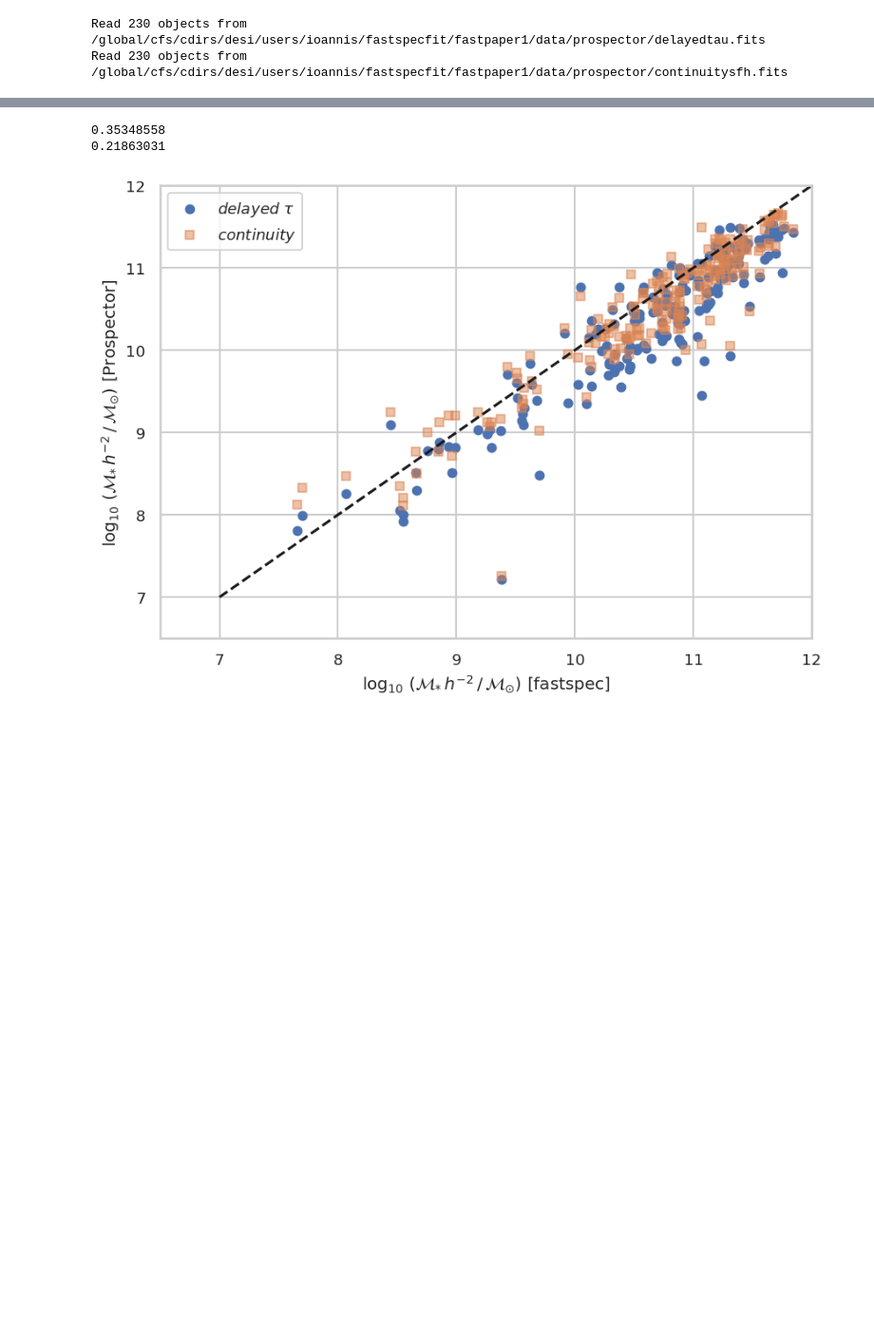
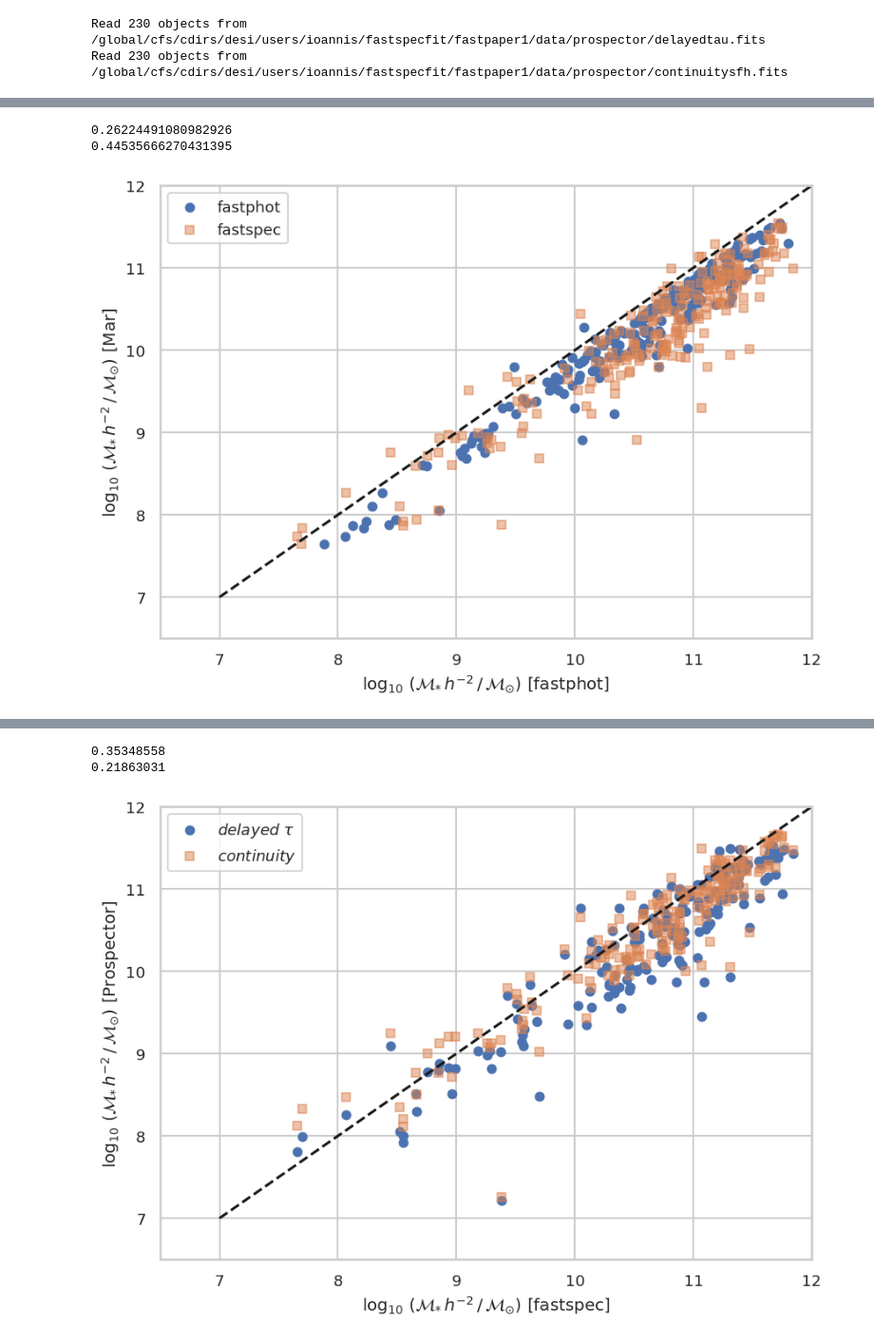
Before and after one commit to moustakas/fastspecfit-projects, a Jupyter notebook: fastpaper1/compare-mstar.ipynb, the cells around one changed output, grey strips where cells are left out. Shown at 95% size. Saved outputs shown, nothing was run; the diff lists cells and outputs as text; code cells hidden in the pictures; blank space fills up the shorter version.

```diff
--- a/fastpaper1/compare-mstar.ipynb
+++ b/fastpaper1/compare-mstar.ipynb
@@ -80,3 +80,19 @@ def read_fastspecfit(fastphot=False):
 
     fast = join(fast, meta)
     return fast
+# %%
+def read_mar(fast):
+    catfile = '/global/cfs/cdirs/desi/public/edr/vac/edr/cigale/fuji/v1.1/FujiPhysProp_v1.1.fits'
+    cols = ['TARGETID', 'LOGM', 'LOGSFR']#, 'FLAG_MASSPDF']
+    cat = Table(fitsio.read(catfile, columns=cols))
+    print(f'Read {len(cat):,d} objects from {catfile}')
+
+    # match
+    indx = geomask.match_to(cat['TARGETID'], fast['TARGETID'])
+    print(f'Matched to {len(indx):,d} objects in the input fastspecfit catalog.')
+    cat = cat[indx]
+    assert(np.all(cat['TARGETID'] == fast['TARGETID']))
+
+    cat['MSTAR'] = cat['LOGM']
+
+    return cat
@@ -106,0 +153,3 @@ Read 230 objects from /pscratch/sd/i/ioannis/fastspecfit/1.2.1/fuji/healpix/sv1/
+# %%
+mar = read_mar(fastphot)
+#mar
@@ -130,0 +200,18 @@ ax.legend(loc='upper left');
+# %%
+fig, ax = plt.subplots(figsize=(10, 7))
+ax.scatter(fastphot['LOGMSTAR'], mar['MSTAR'], s=50,
+           marker='o', alpha=1., color=colors[0], label='fastphot')
+ax.scatter(fastspec['LOGMSTAR'], mar['MSTAR'], s=50,
+           marker='s', alpha=0.5, color=colors[1], label='fastspec')
+print(np.median(fastphot['LOGMSTAR']-mar['MSTAR']))
+print(np.median(fastspec['LOGMSTAR']-mar['MSTAR']))
+ax.plot([7, 12], [7, 12], ls='--', color='k')
+ax.set_xlim(masslim)
+ax.set_ylim(masslim)
+ax.set_xlabel(get_masstitle(suffix='fastphot'));
+ax.set_ylabel(get_masstitle(suffix='Mar'));
+ax.legend(loc='upper left');
+# %% [output]
+0.26224491080982926
+0.44535666270431395
+[figure, added]
```
Also changed, not shown: parts of 15 cells of this notebook.
